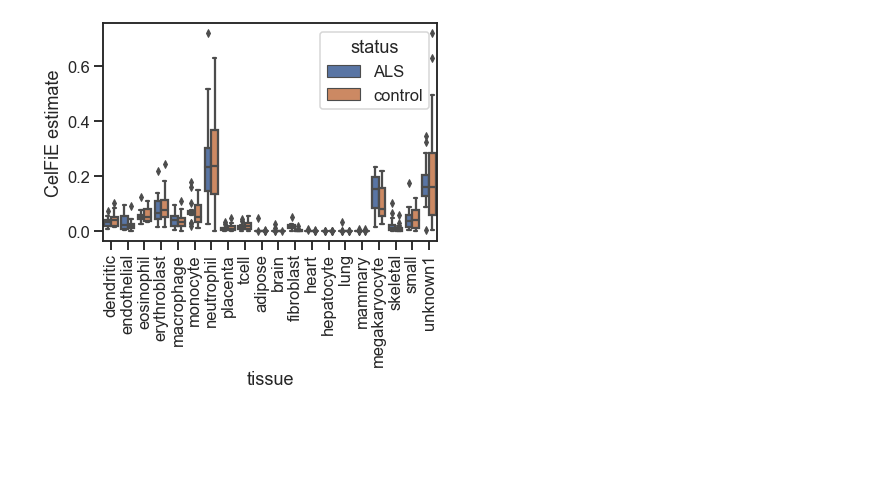
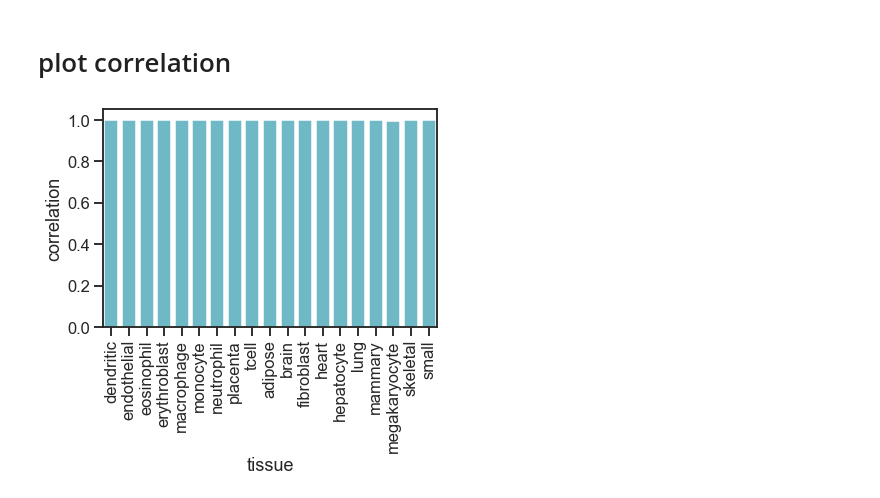
Before and after one commit to christacaggiano/celfie, a Jupyter notebook: demo.ipynb, the cells around one changed output. Cells and saved outputs as stored; diff of their text form; code cells hidden in the pictures; blank space fills up the shorter version.

```diff
--- a/demo.ipynb
+++ b/demo.ipynb
@@ -17,0 +102,2 @@ os.chdir("/Users/christacaggiano/Documents/UCLA_year3/celfie/")
+# %%
+reference_prop = reference_meth/reference_depth  # convert to proportion
@@ -18,2 +106,2 @@ os.chdir("/Users/christacaggiano/Documents/UCLA_year3/celfie/")
 # %%
-tissue_proportions = pd.read_csv("EM/sample_output/1_tissue_proportions.txt", delimiter="\t")
+estimated = pd.read_csv("celfie_demo/sample_output/1_methylation_proportions.txt", delimiter="\t")
@@ -26,8 +108,22 @@ tissue_proportions["status"] = np.where(tissue_proportions["samples"].str.contai
+# %%
+estimated_prop = estimated.iloc[:, 1:].values
+# %%
+# calculate the correlation between the reference data and that estimated by CelFiE
+
+correlation = []
+
+for i in range(reference_prop.shape[1]):
+        corr = ma.corrcoef(ma.masked_invalid(reference_prop[:, i]),
+                          ma.masked_invalid(estimated_prop[:, i]))[0, 1]  # mask Nans
+
+        correlation.append(corr)
+# %% [markdown]
+# plot correlation
 # %%
-sns.boxplot(x="tissue", y="estimate", hue="status", data=tissue_proportions)
+sns.barplot(x=list(estimated)[1:-1], y=correlation, color="#61c2d3")
 plt.xticks(rotation=90)
-plt.ylabel("CelFiE estimate")
 plt.xlabel("tissue")
+plt.ylabel("correlation")
 plt.show()
 # %% [output]
-[figure, old version]
+[figure, new version]
```
Also changed, not shown: parts of 30 cells of this notebook, 19 other files.
